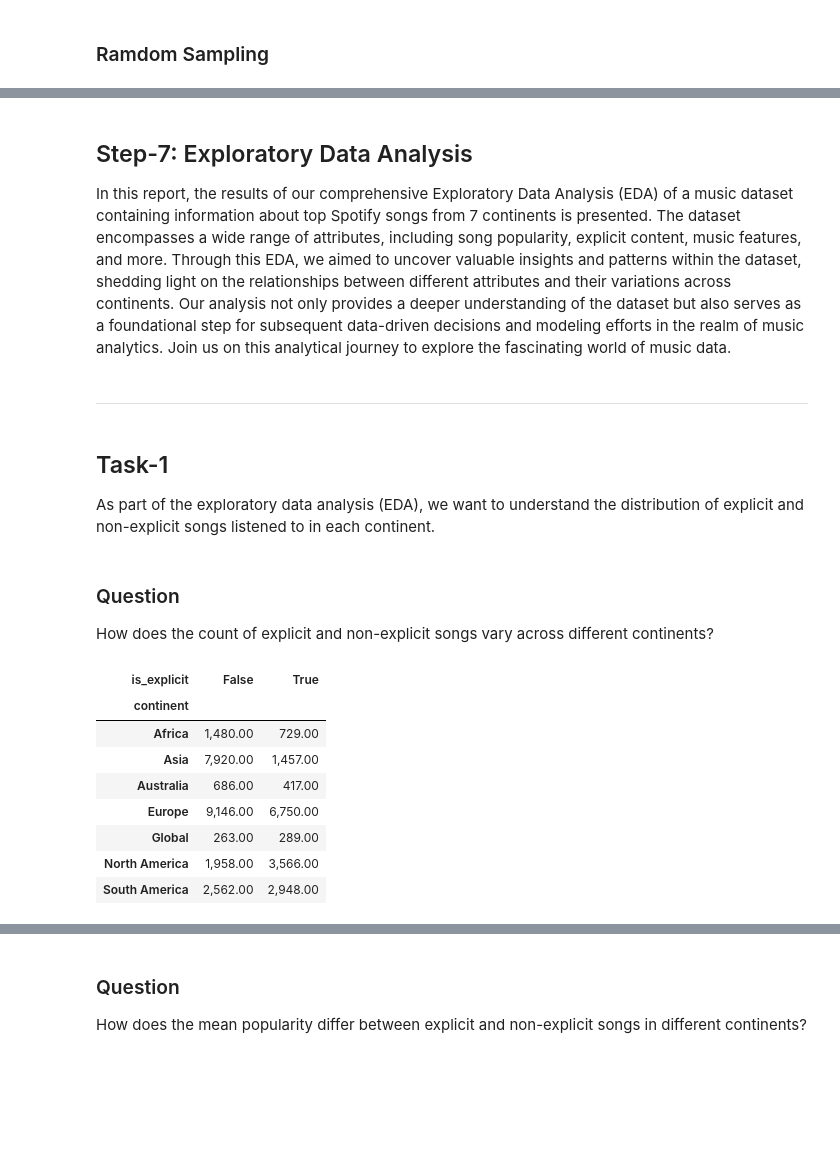
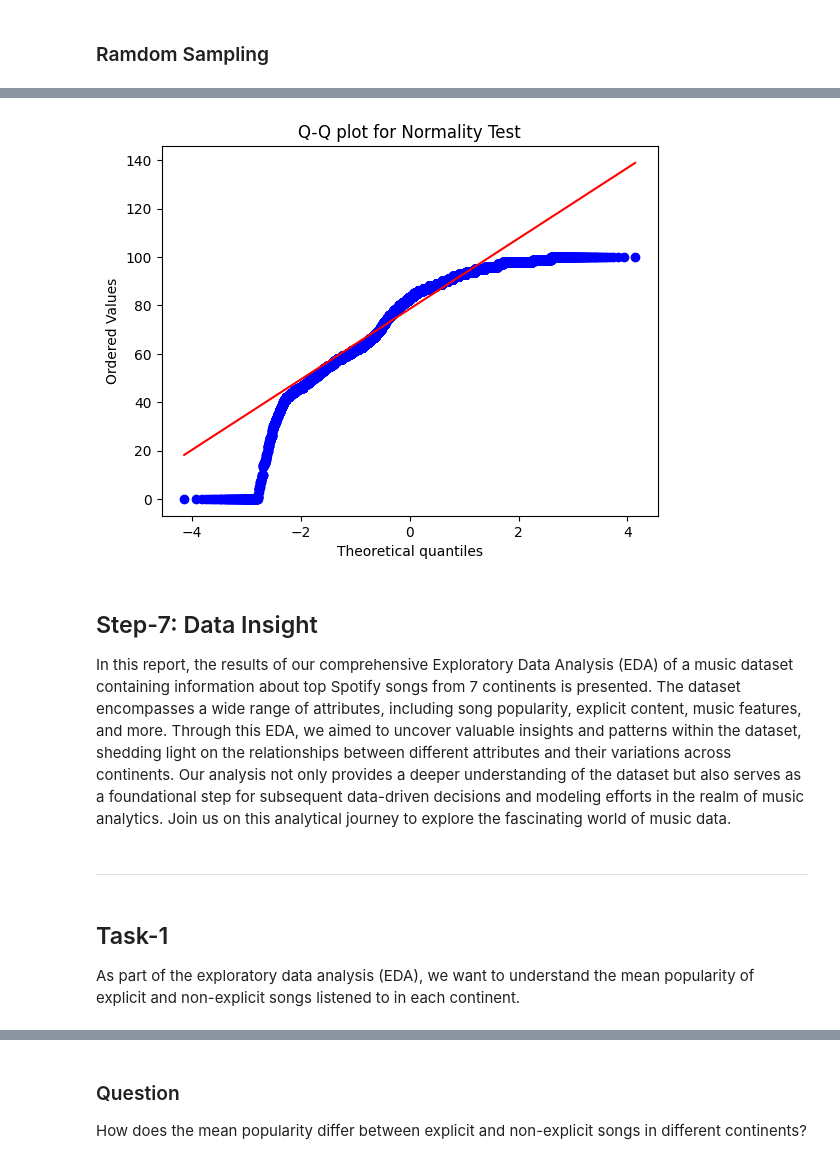
Before and after one commit to ahsanbt/ihsanbt, a Jupyter notebook: Group_2_Top_spotify_songs_EDA.ipynb, the cells around one changed output, grey strips where cells are left out. Cells and saved outputs as stored; diff of their text form; code cells hidden in the pictures; blank space fills up the shorter version.

```diff
--- a/Group_2_Top_spotify_songs_EDA.ipynb
+++ b/Group_2_Top_spotify_songs_EDA.ipynb
@@ -394,26 +460,16 @@ df.sample(5)
+# %%
+# Q-Q Plot (Quantile-Quantile Plot)
+stats.probplot(df['popularity'], dist="norm", plot=plt)
+plt.title("Q-Q plot for Normality Test")
+plt.show()
+# %% [output]
+[figure, added]
 # %% [markdown]
-## Step-7: Exploratory Data Analysis
+## Step-7: Data Insight
 
 In this report, the results of our comprehensive Exploratory Data Analysis (EDA) of a music dataset containing information about top Spotify songs from 7 continents is presented. The dataset encompasses a wide range of attributes, including song popularity, explicit content, music features, and more. Through this EDA, we aimed to uncover valuable insights and patterns within the dataset, shedding light on the relationships between different attributes and their variations across continents. Our analysis not only provides a deeper understanding of the dataset but also serves as a foundational step for subsequent data-driven decisions and modeling efforts in the realm of music analytics. Join us on this analytical journey to explore the fascinating world of music data.
 # %% [markdown]
 ___
 # %% [markdown]
 ## Task-1
-As part of the exploratory data analysis (EDA), we want to understand the distribution of explicit and non-explicit songs listened to in each continent.
+As part of the exploratory data analysis (EDA), we want to understand the mean popularity of explicit and non-explicit songs listened to in each continent.
-# %% [markdown]
-### Question
-How does the count of explicit and non-explicit songs vary across different continents?
-# %%
-# count of explicit and not explicit songs listened in each continent
-df_a=df.groupby(['continent','is_explicit'])['spotify_id'].count().sort_values(ascending=False).unstack()
-df_a.map(nf2)
-# %% [output]
-| is_explicit | False | True |
-| continent |  |  |
-| Africa | 1,480.00 | 729.00 |
-| Asia | 7,920.00 | 1,457.00 |
-| Australia | 686.00 | 417.00 |
-| Europe | 9,146.00 | 6,750.00 |
-| Global | 263.00 | 289.00 |
-| North America | 1,958.00 | 3,566.00 |
-| South America | 2,562.00 | 2,948.00 |
```
Also changed, not shown: parts of 72 cells of this notebook.
